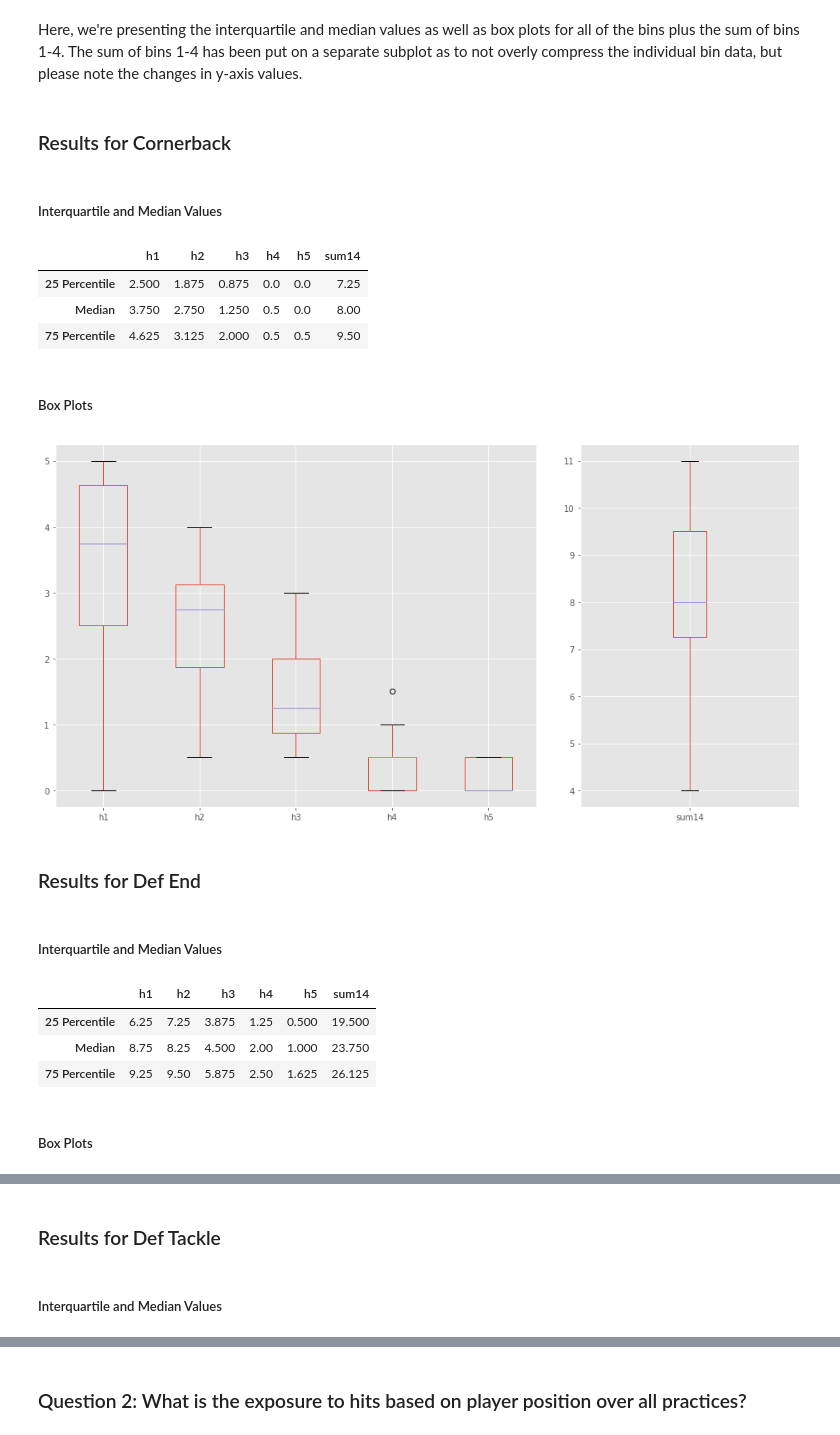
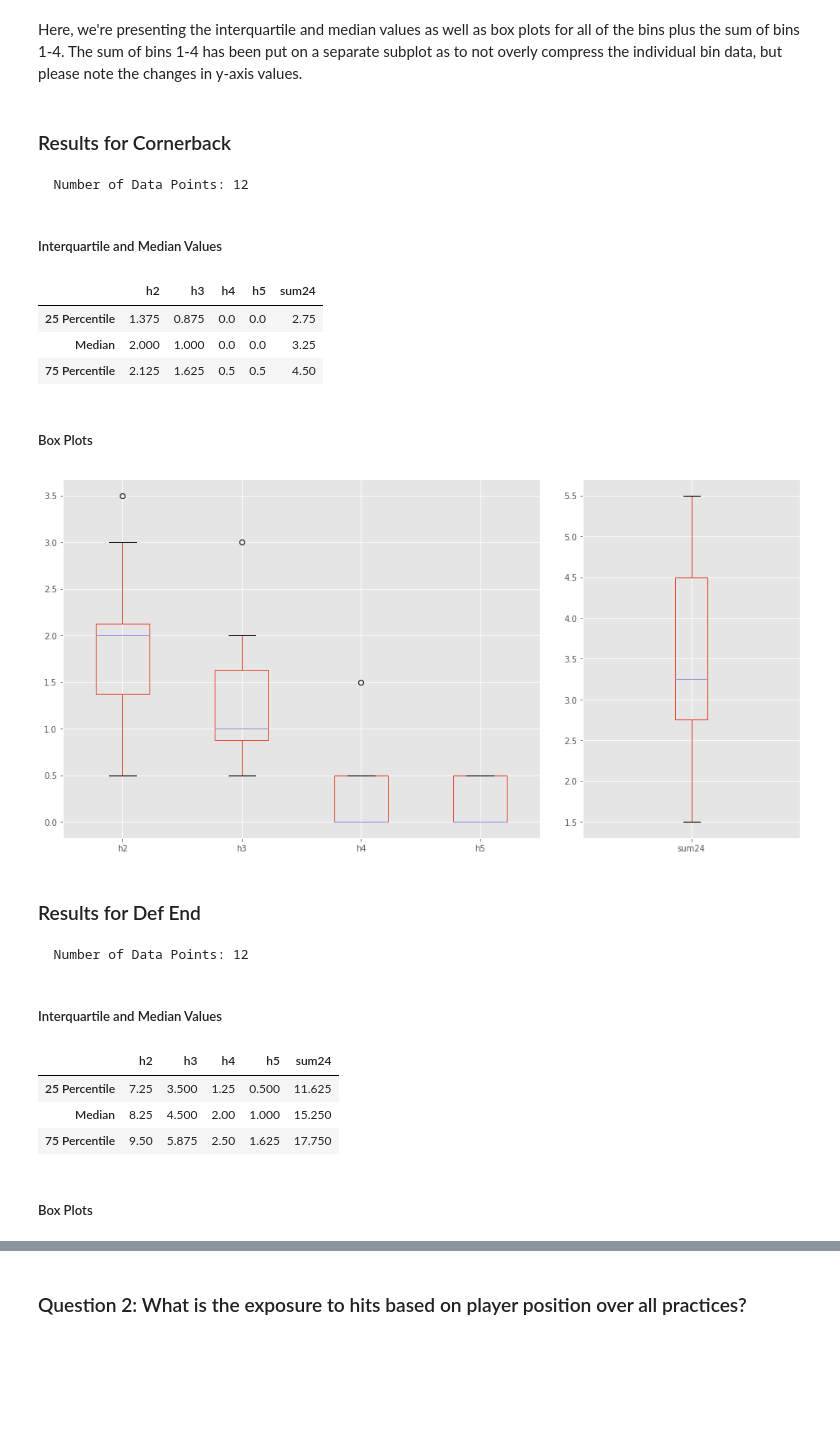
Before and after one commit to smhilde/ut_hits, a Jupyter notebook: ACC Aim 1 Description of Hit Exposure.ipynb, the cells around one changed output, grey strips where cells are left out. Cells and saved outputs as stored; diff of their text form; code cells hidden in the pictures; blank space fills up the shorter version.

```diff
--- a/ACC Aim 1 Description of Hit Exposure.ipynb
+++ b/ACC Aim 1 Description of Hit Exposure.ipynb
@@ -18,6 +19,8 @@ pd.options.display.max_rows = 100
 def printmd(string):
     display(Markdown(string))
 # %%
-df_per_position = pd.read_csv('compiled_by_position.csv', index_col=0)
+df_per_position = (pd.read_csv('compiled_by_position.csv', index_col=0)
+                     .assign(date=lambda x: pd.to_datetime(x.date))
+                     .set_index('date'))
 df_per_position.head()
 # %% [output]
@@ -52,18 +61,11 @@ Since many of the questions only ask for answers for "bin 5" hits and "the sum o
 # %%
-df_per_position['sum14'] = (df_per_position.h1
-                            + df_per_position.h2
+df_per_position['sum24'] = (df_per_position.h2
                             + df_per_position.h3
                             + df_per_position.h4)
 
-df_per_activity['sum14'] = (df_per_activity.h1
-                           + df_per_activity.h2
-                           + df_per_activity.h3
-                           + df_per_activity.h4)
-
-df_per_time['sum14'] = (df_per_time.h1
-                        + df_per_time.h2
-                        + df_per_time.h3
-                        + df_per_time.h4)
+df_per_activity['sum24'] = (df_per_activity.h2
+                            + df_per_activity.h3
+                            + df_per_activity.h4)
 # %% [markdown]
 ### Question 1: What is the exposure to hits based on player position over all games?
 # %% [markdown]
@@ -110,36 +113,39 @@ avg_hits.groupby('player').aggregate(np.median)
 # %% [markdown]
 Here, we're presenting the interquartile and median values as well as box plots for all of the bins plus the sum of bins 1-4. The sum of bins 1-4 has been put on a separate subplot as to not overly compress the individual bin data, but please note the changes in y-axis values.
 # %%
-grps = (games.groupby(['event', 'player'], as_index=False)[['h1', 'h2', 'h3', 'h4', 'h5', 'sum14']]
+grps = (games.groupby(['event', 'player'], as_index=False)[['h2', 'h3', 'h4', 'h5', 'sum24']]
              .sum()
              .groupby('player'))
 for name, grp in grps:
     printmd('### Results for {}'.format(name.title()))
+    print('  Number of Data Points: {}'.format(grp.shape[0]))
     # Give the median and interquartile ranges
     printmd('##### Interquartile and Median Values')
     dat = grp.quantile([0.25, 0.50, 0.75])
     dat.index = pd.Index(['25 Percentile', 'Median', '75 Percentile'])
     display(dat)
     printmd('##### Box Plots')
     fig = plt.figure(figsize=(16, 8))
     plt.subplot2grid((1,3), (0,0), colspan=2)
-    grp[['h1', 'h2', 'h3', 'h4', 'h5']].boxplot()
+    grp[['h2', 'h3', 'h4', 'h5']].boxplot()
     plt.subplot2grid((1,3), (0,2))
-    grp[['sum14']].boxplot()
+    grp[['sum24']].boxplot()
     plt.show()
 # %% [output]
 ### Results for Cornerback
+  Number of Data Points: 12
 ##### Interquartile and Median Values
-|  | h1 | h2 | h3 | h4 | h5 | sum14 |
-| 25 Percentile | 2.500 | 1.875 | 0.875 | 0.0 | 0.0 | 7.25 |
-| Median | 3.750 | 2.750 | 1.250 | 0.5 | 0.0 | 8.00 |
-| 75 Percentile | 4.625 | 3.125 | 2.000 | 0.5 | 0.5 | 9.50 |
+|  | h2 | h3 | h4 | h5 | sum24 |
+| 25 Percentile | 1.375 | 0.875 | 0.0 | 0.0 | 2.75 |
+| Median | 2.000 | 1.000 | 0.0 | 0.0 | 3.25 |
+| 75 Percentile | 2.125 | 1.625 | 0.5 | 0.5 | 4.50 |
 ##### Box Plots
-[figure, old version]
+[figure, new version]
 ### Results for Def End
+  Number of Data Points: 12
 ##### Interquartile and Median Values
-|  | h1 | h2 | h3 | h4 | h5 | sum14 |
-| 25 Percentile | 6.25 | 7.25 | 3.875 | 1.25 | 0.500 | 19.500 |
-| Median | 8.75 | 8.25 | 4.500 | 2.00 | 1.000 | 23.750 |
-| 75 Percentile | 9.25 | 9.50 | 5.875 | 2.50 | 1.625 | 26.125 |
+|  | h2 | h3 | h4 | h5 | sum24 |
+| 25 Percentile | 7.25 | 3.500 | 1.25 | 0.500 | 11.625 |
+| Median | 8.25 | 4.500 | 2.00 | 1.000 | 15.250 |
+| 75 Percentile | 9.50 | 5.875 | 2.50 | 1.625 | 17.750 |
 ##### Box Plots
@@ -147,2 +152,0 @@ for name, grp in grps:
-### Results for Def Tackle
-##### Interquartile and Median Values
```
Also changed, not shown: parts of 47 cells of this notebook, 18 other files.
